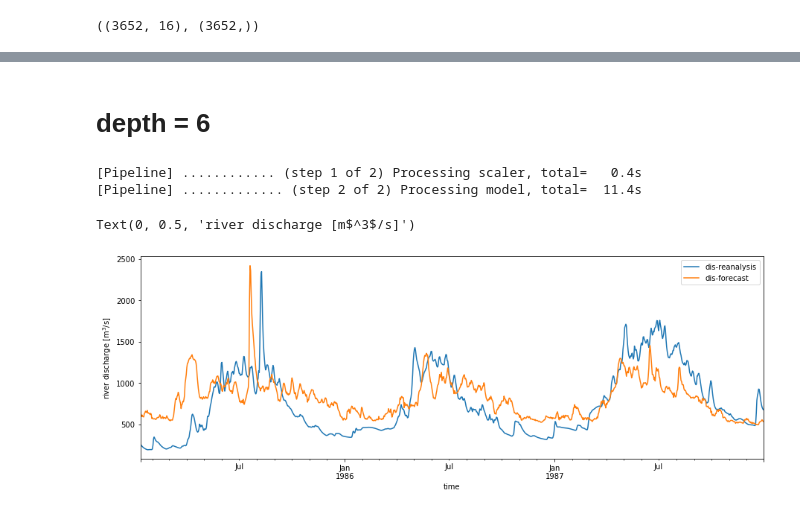
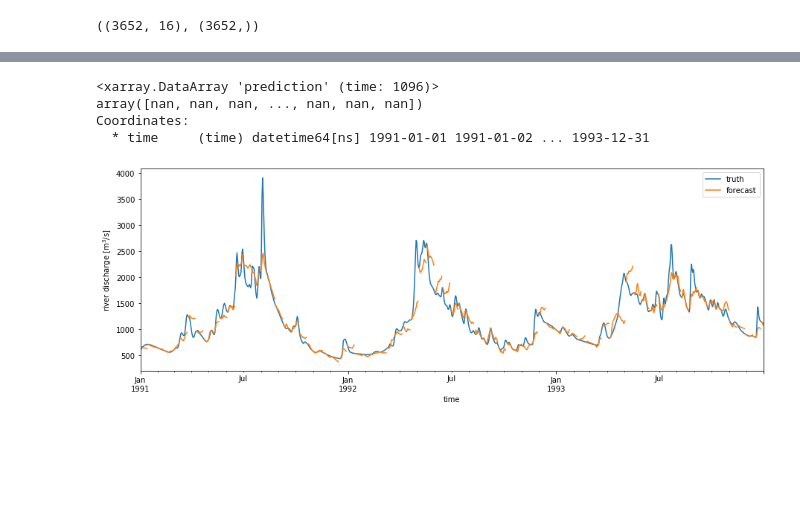
Before and after one commit to ECMWFCode4Earth/ml_flood, a Jupyter notebook: notebooks/3_model_tests/3.04_XGBoost.ipynb, the cells around one changed output, grey strips where cells are left out. Drawn from its saved outputs; the diff is of its cells as text; code cells hidden in the pictures; blank space fills up the shorter version.

```diff
--- a/notebooks/3_model_tests/3.04_XGBoost.ipynb
+++ b/notebooks/3_model_tests/3.04_XGBoost.ipynb
@@ -139,2 +223,7 @@ with ProgressBar():
+# %%
+# prediction start from every nth day
+n = 1
+X_pred = X_valid[::n]
+y_pred = pipe.predict(X_pred)
 # %%
-ytest = add_time(ytest, time, name='dis-forecast')
+y_pred = add_time(y_pred, X_pred.time, name='forecast')
@@ -251,28 +230,43 @@ Text(0, 0.5, 'river discharge [m$^3$/s]')
-# %% [markdown]
-# depth = 6
-# %%
-model = AdaBoostRegressor(DecisionTreeRegressor(max_depth=6),
-                          n_estimators=400)
-
-pipe = Pipeline([('scaler', StandardScaler()),
-                 #('pca', PCA(n_components=6)),
-                 ('model', model),],
-                verbose=True)
-
-with ProgressBar():
-    pipe.fit(Xda, yda)
-
-ytest = pipe.predict(Xda)
-ytest = add_time(ytest, time_oos, name='dis-forecast')
-# %% [output]
-[Pipeline] ............ (step 1 of 2) Processing scaler, total=   0.4s
-[Pipeline] ............. (step 2 of 2) Processing model, total=  11.4s
-# %%
-fig, ax = plt.subplots(figsize=(15,5))
-Xyt.loc[predictand].to_pandas().plot(ax=ax, label='dis-reanalysis')
-ytest.to_pandas().plot(ax=ax, label='dis-forecast')
-plt.legend()
-ax.set_ylabel('river discharge [m$^3$/s]')
-# %% [output]
-Text(0, 0.5, 'river discharge [m$^3$/s]')
-[figure, removed]
+# %%
+def plot_pred_series(x, y, y_truth, forecast_range=14):
+    """Convenience function for converting the prediction output in xr.DataArray with the sa"""
+    # assuming x has a resolution of 1 day, else a key error will result.
+    dt = x.time[1]-x.time[0]
+    # create prediction series containing nans
+    pred = x.copy().isel(features=0)*np.nan
+    # rename and drop unnecessary stuff
+    pred.name = 'prediction'
+    pred = pred.drop('features')
+    # add truth at time t=t0 for each forecast
+    y_steps = y[1::forecast_range].copy()
+    print(pred)
+    pred.loc[y_steps.time-dt] = y_truth.loc[y_steps.time-dt]
+    pred.loc[y_steps.time] = y_steps + pred.loc[y_steps.time-dt].values
+
+    # add multiple forecast days onto prediction
+    yinit = x.time.dt.year[0].values
+    tinit = f"{yinit}-01-01"
+    yend = x.time.dt.year[-1].values
+    tend = f"{yend}-12-31"
+    time_vec = y_steps.time.copy()
+    for i in range(1, forecast_range-2):
+        tind = (y_steps.time+dt*i).sel(time=slice(tinit, tend))
+        try:
+            pred.loc[tind] = y.loc[tind] + pred.loc[tind-dt].values
+        except:
+            pred.loc[tind[:-1]] = y.loc[tind[:-1]] + pred.loc[tind[:-1]-dt].values
+
+    fig, ax = plt.subplots(figsize=(15,5))
+    y_truth.sel({'time': x.time}).to_pandas().plot(ax=ax, label='truth')
+    pred.to_pandas().plot(ax=ax, label='forecast')
+    plt.legend()
+    ax.set_ylabel('river discharge [m$^3$/s]')
+    return None
+# %%
+plot_pred_series(X_pred, y_pred, y, forecast_range=14)
+# %% [output]
+<xarray.DataArray 'prediction' (time: 1096)>
+array([nan, nan, nan, ..., nan, nan, nan])
+Coordinates:
+  * time     (time) datetime64[ns] 1991-01-01 1991-01-02 ... 1993-12-31
+[figure, added]
```
Also changed, not shown: parts of 41 cells of this notebook.
